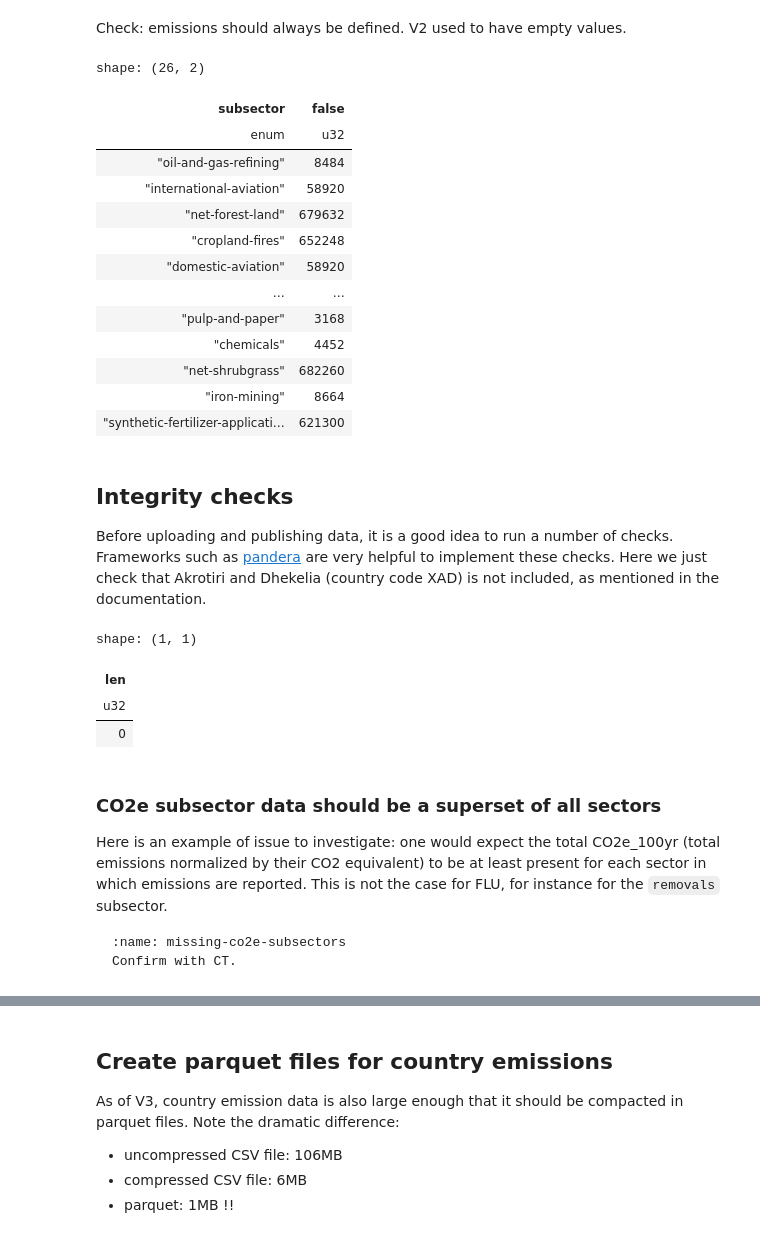
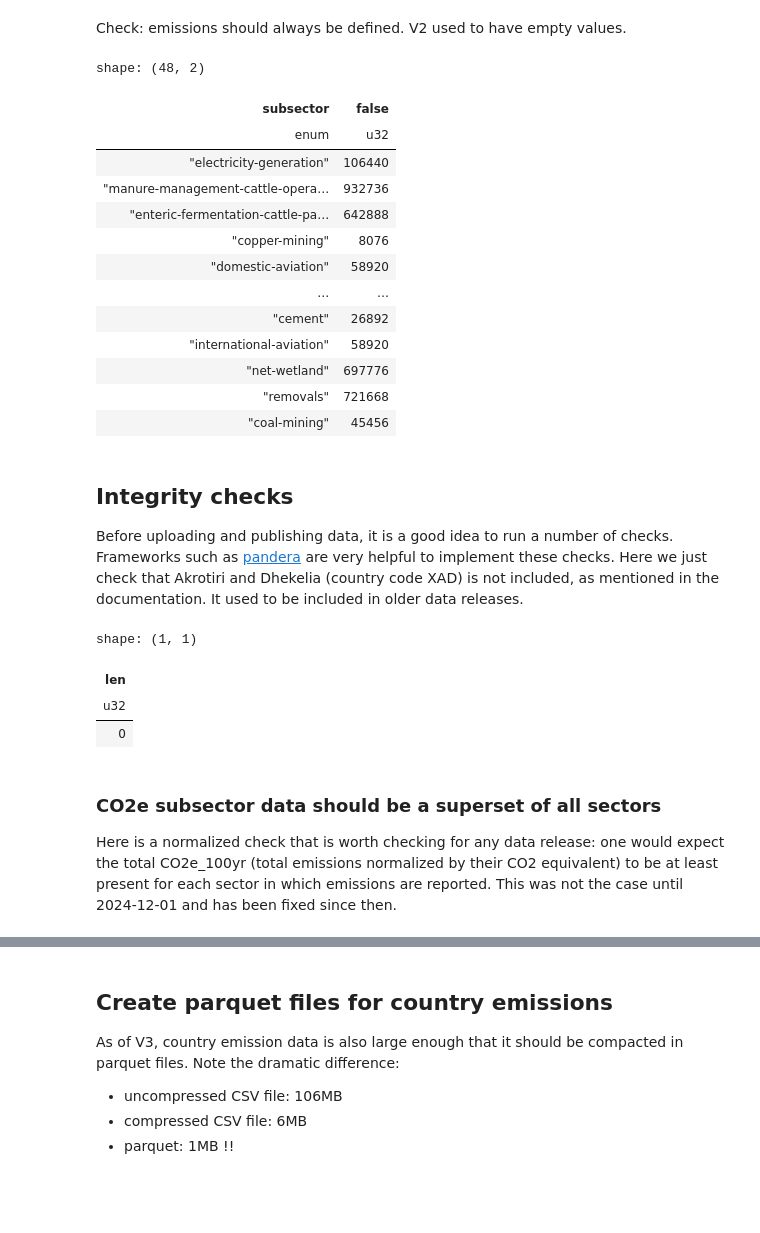
Before and after one commit to tjhunter/climate-trace-handbook, a Jupyter notebook: ct_book/_build/jupyter_execute/ingestion.ipynb, the cells around one changed output, grey strips where cells are left out. Saved outputs shown, nothing was run; the diff lists cells and outputs as text; code cells hidden in the pictures; blank space fills up the shorter version.

````diff
--- a/ct_book/_build/jupyter_execute/ingestion.ipynb
+++ b/ct_book/_build/jupyter_execute/ingestion.ipynb
@@ -249,6 +287,7 @@ parquet_file.metadata.row_group(0).column(12).statistics
 # %% [markdown]
 We know check that it works correctly. Let's load the newly created data instead of the default version stored on the internet, for the year 2023.
 # %%
-sdf = ct.read_source_emissions(gas=CO2, year=2023, p="/tmp")
+source_path = tempfile.gettempdir()
+sdf = ct.read_source_emissions(gas=CO2, year=2023, p=source_path)
 sdf
 # %% [output]
@@ -303,31 +345,31 @@ shape: (0, 3)
 # %% [markdown]
 Check: emissions should always be defined. V2 used to have empty values.
 # %%
-sdf = ct.read_source_emissions(CO2E_100YR, 2023, "/tmp")
+sdf = ct.read_source_emissions(CO2E_100YR, 2023, source_path)
 (sdf
  .select(c_emissions_quantity.is_null().alias("null_emissions"), c_subsector, c_iso3_country)
  .group_by(c_subsector, "null_emissions")
  .agg(pl.len())
  .collect()
  .pivot(index=SUBSECTOR, on="null_emissions", values="len")
 )
 # %% [output]
-shape: (26, 2)
+shape: (48, 2)
 | subsector | false |
 | enum | u32 |
-| "oil-and-gas-refining" | 8484 |
-| "international-aviation" | 58920 |
-| "net-forest-land" | 679632 |
-| "cropland-fires" | 652248 |
+| "electricity-generation" | 106440 |
+| "manure-management-cattle-opera… | 932736 |
+| "enteric-fermentation-cattle-pa… | 642888 |
+| "copper-mining" | 8076 |
 | "domestic-aviation" | 58920 |
 | … | … |
-| "pulp-and-paper" | 3168 |
-| "chemicals" | 4452 |
-| "net-shrubgrass" | 682260 |
-| "iron-mining" | 8664 |
-| "synthetic-fertilizer-applicati… | 621300 |
+| "cement" | 26892 |
+| "international-aviation" | 58920 |
+| "net-wetland" | 697776 |
+| "removals" | 721668 |
+| "coal-mining" | 45456 |
 # %% [markdown]
 ## Integrity checks
 
-Before uploading and publishing data, it is a good idea to run a number of checks. Frameworks such as [pandera](https://pandera.readthedocs.io/en/latest/polars.html) are very helpful to implement these checks. Here we just check that Akrotiri and Dhekelia (country code XAD) is not included, as mentioned in the documentation.
+Before uploading and publishing data, it is a good idea to run a number of checks. Frameworks such as [pandera](https://pandera.readthedocs.io/en/latest/polars.html) are very helpful to implement these checks. Here we just check that Akrotiri and Dhekelia (country code XAD) is not included, as mentioned in the documentation. It used to be included in older data releases.
 # %%
@@ -343,11 +385,6 @@ shape: (1, 1)
 # %% [markdown]
 ### CO2e subsector data should be a superset of all sectors
 
-Here is an example of issue to investigate: one would expect the total CO2e_100yr (total emissions normalized by their CO2 equivalent) to be at least present for each sector in which emissions are reported. This is not the case for FLU, for instance for the `removals` subsector.
-
-```{admonition} CTODO
-:name: missing-co2e-subsectors
-Confirm with CT.
-```
+Here is a normalized check that is worth checking for any data release: one would expect the total CO2e_100yr (total emissions normalized by their CO2 equivalent) to be at least present for each sector in which emissions are reported. This was not the case until 2024-12-01 and has been fixed since then.
 # %%
 with pl.Config(tbl_rows=20):
````
Also changed, not shown: parts of 27 cells of this notebook, 27 other files.
